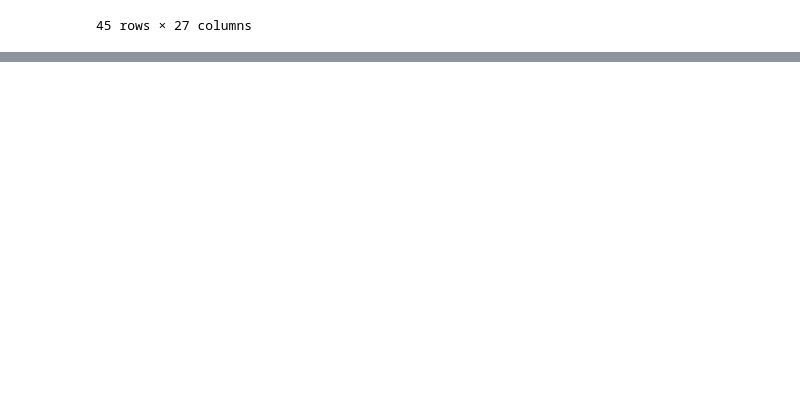
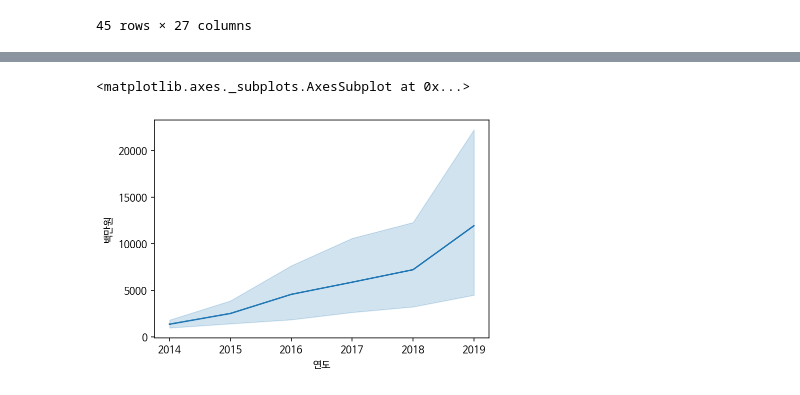
Before and after one commit to cown0211/boostcourse, a Jupyter notebook: DataScienceWithPython/5_K_beauty_온라인_판매분석.ipynb, the cells around one changed output, grey strips where cells are left out. Saved outputs shown, nothing was run; the diff lists cells and outputs as text; code cells hidden in the pictures; blank space fills up the shorter version.

```diff
--- a/DataScienceWithPython/5_K_beauty_온라인_판매분석.ipynb
+++ b/DataScienceWithPython/5_K_beauty_온라인_판매분석.ipynb
@@ -107,0 +188,6 @@ df_raw[df_raw["국가(대륙)별"] == "미국"]
+# %%
+# 분기만 분리
+
+df["분기"] = df["기간"].map(lambda x : int(x.split(".")[1].split("/")[0]))
+
+df.sample(10)
@@ -107,0 +225,6 @@ df_raw[df_raw["국가(대륙)별"] == "미국"]
+# %%
+# float 타입으로 변경
+# np.nan의 데이터 타입이 float이기 때문에 int가 아닌 float 형식 지정
+
+df["백만원"] = df["백만원"].replace("-", pd.np.nan).astype(float)
+df["백만원"]
@@ -107,0 +283,6 @@ df_raw[df_raw["국가(대륙)별"] == "미국"]
+# %%
+df = df[(df["국가(대륙)별"] != "합계") & (df["상품군별"] != "합계")].copy()
+# 위의 데이터 제거된 DataFrame
+
+df.info()
+# 메모리 사용량 567
@@ -107,0 +325,7 @@ df_raw[df_raw["국가(대륙)별"] == "미국"]
+# %%
+# 판매유형별 데이터는 일부 기간(2016년 이전 데이터)에는 "계"만 존재하기 때문에
+# 판매유형별 == "계"만 따로 가져와야 제대로 된 시각화 가능
+# df.head() -> 49,50 레코드의 백만원 컬럼이 NaN임
+
+df_total = df[df["판매유형별"] == "계"].copy()
+df_total.head()
@@ -107,0 +339,7 @@ df_raw[df_raw["국가(대륙)별"] == "미국"]
+# %%
+# 연도에 따른 판매액 시각화
+
+sns.lineplot(data = df_total, x = "연도", y = "백만원")
+# %% [output]
+<matplotlib.axes._subplots.AxesSubplot at 0x...>
+[figure, added]
```
Also changed, not shown: parts of 37 cells of this notebook.
